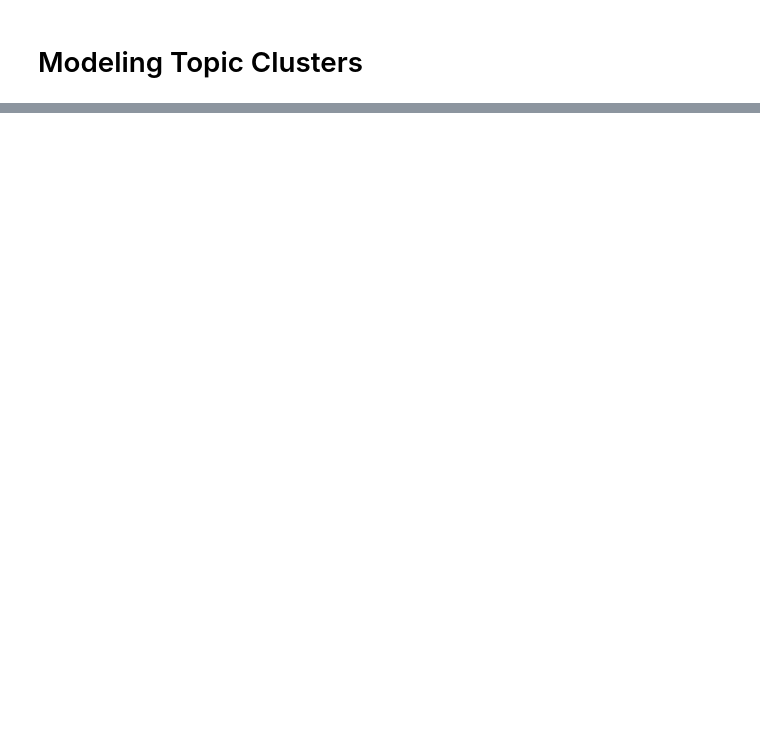
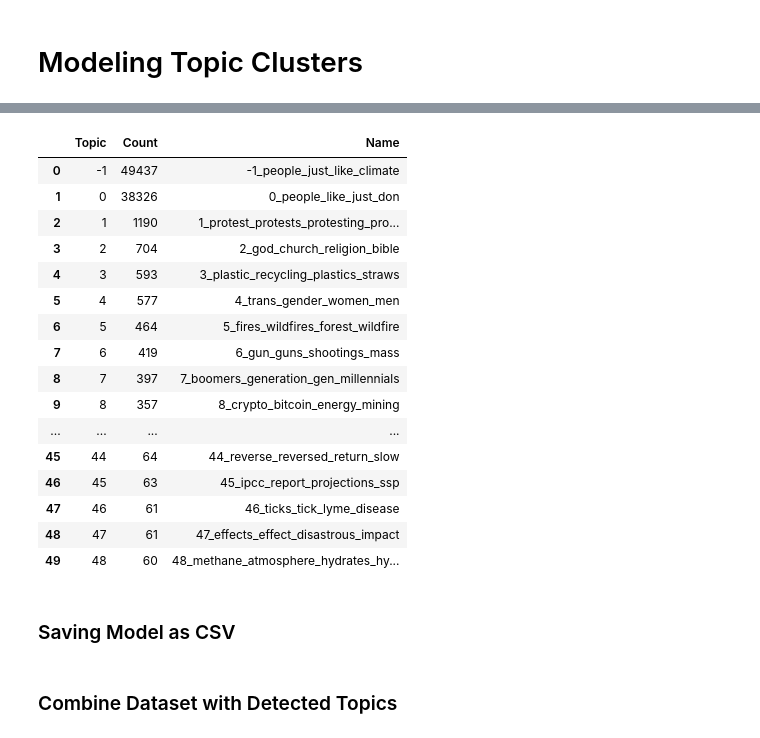
Before and after one commit to anjaghub/datascience_project_2023, a Jupyter notebook: 3_modeling_topic_cluster.ipynb, the cells around one changed output, grey strips where cells are left out. Drawn from its saved outputs; the diff is of its cells as text; code cells hidden in the pictures; blank space fills up the shorter version.

Commit message:
topic detection is running and saves several output files

```diff
--- a/3_modeling_topic_cluster.ipynb
+++ b/3_modeling_topic_cluster.ipynb
@@ -109,2 +43,5 @@ KeyError: 871
+# %%
+# remove climate change as word
+clean_comments["body_clean"] = clean_comments["body_clean"].apply(lambda x: re.sub("climate change", "", x, flags=re.IGNORECASE))
 # %% [markdown]
 # Modeling Topic Clusters
@@ -132,8 +68,3 @@ docs_2019 = year_dfs["comments_2019"]["body_clean"].values
 docs_2020 = year_dfs["comments_2020"]["body_clean"].values
 docs_2021 = year_dfs["comments_2021"]["body_clean"].values
 docs_2022 = year_dfs["comments_2022"]["body_clean"].values
-# %%
-docs = (docs_2010,docs_2011,docs_2012,docs_2013,docs_2014,docs_2015,docs_2016,docs_2017,docs_2018,docs_2019,docs_2020,docs_2021,docs_2022)
-
-topics_2010,topics_2011,topics_2012, topics_2013, topics_2014, topics_2015, topics_2016, topics_2017, topics_2018, topics_2019, topics_2020, topics_2012, topics_2022 = None
-topics = (topics_2010,topics_2011,topics_2012, topics_2013, topics_2014, topics_2015, topics_2016, topics_2017, topics_2018, topics_2019, topics_2020, topics_2012, topics_2022)
@@ -162,5 +71,10 @@ topics = (topics_2010,topics_2011,topics_2012, topics_2013, topics_2014, topics_
+# %%
+# Create variables to train model separately per year
+topic_models = {}
+doc_tuples = [(2010, docs_2010), (2011, docs_2011), (2012, docs_2012), (2013, docs_2013), (2014, docs_2014), (2015, docs_2015), (2016, docs_2016), (2017, docs_2017), (2018, docs_2018), (2019, docs_2019), (2020, docs_2020), (2021, docs_2021), (2022, docs_2022)]
 # %%
-for d in docs, t in topics:
+# Train model
+for year, year_docs in doc_tuples:
 
   # BERT stepwise
   # Step 1 - Extract embeddings
@@ -179,7 +93,7 @@ for d in docs, t in topics:
   ctfidf_model = ClassTfidfTransformer()
 
   # All steps together
-  t = BERTopic(
+  topic_model = BERTopic(
     embedding_model=embedding_model,    # Step 1 - Extract embeddings
     umap_model=umap_model,              # Step 2 - Reduce dimensionality
     hdbscan_model=hdbscan_model,        # Step 3 - Cluster reduced embeddings
@@ -191,5 +105,5 @@ for d in docs, t in topics:
     verbose=True
   )
 
-  topics, probs = t.fit_transform(d)
-  #t.get_topic_info()
+  topics, probs = topic_model.fit_transform(year_docs)
+  topic_models[f"model_{year}"] = topic_model
@@ -222,0 +198,23 @@ doc_info.head()
+# %%
+# Check if model training was succesful
+topic_models["model_2022"].get_topic_info().head(50)
+# %% [output]
+|  | Topic | Count | Name |
+| 0 | -1 | 49437 | -1_people_just_like_climate |
+| 1 | 0 | 38326 | 0_people_like_just_don |
+| 2 | 1 | 1190 | 1_protest_protests_protesting_pro... |
+| 3 | 2 | 704 | 2_god_church_religion_bible |
+| 4 | 3 | 593 | 3_plastic_recycling_plastics_straws |
+| 5 | 4 | 577 | 4_trans_gender_women_men |
+| 6 | 5 | 464 | 5_fires_wildfires_forest_wildfire |
+| 7 | 6 | 419 | 6_gun_guns_shootings_mass |
+| 8 | 7 | 397 | 7_boomers_generation_gen_millennials |
+| 9 | 8 | 357 | 8_crypto_bitcoin_energy_mining |
+| ... | ... | ... | ... |
+| 45 | 44 | 64 | 44_reverse_reversed_return_slow |
+| 46 | 45 | 63 | 45_ipcc_report_projections_ssp |
+| 47 | 46 | 61 | 46_ticks_tick_lyme_disease |
+| 48 | 47 | 61 | 47_effects_effect_disastrous_impact |
+| 49 | 48 | 60 | 48_methane_atmosphere_hydrates_hy... |
+# %% [markdown]
+### Saving Model as CSV
@@ -222,0 +236,2 @@ doc_info.head()
+# %% [markdown]
+### Combine Dataset with Detected Topics
```
Also changed, not shown: parts of 32 cells of this notebook.
